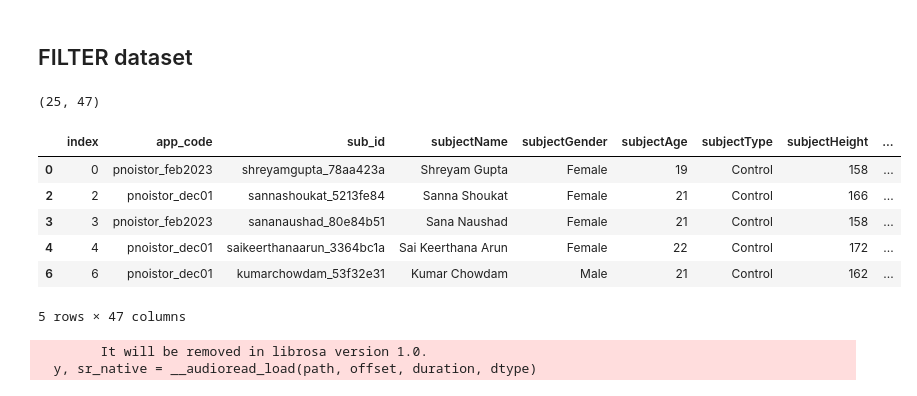
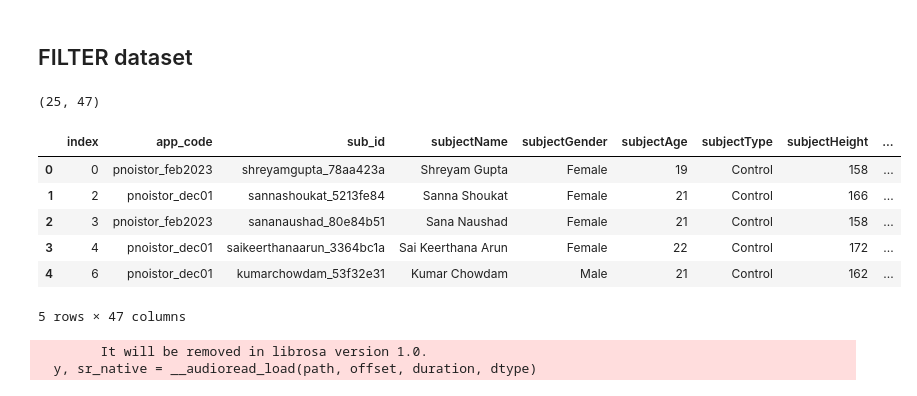
Before and after one commit to vaguebrownfox01/pnoi-corpus_ETL, a Jupyter notebook: SCRIPTS/pnoi-experiments/0-data_prep.ipynb, the cells around one changed output. Cells and saved outputs as stored; diff of their text form; code cells hidden in the pictures.

```diff
--- a/SCRIPTS/pnoi-experiments/0-data_prep.ipynb
+++ b/SCRIPTS/pnoi-experiments/0-data_prep.ipynb
@@ -31,37 +31,38 @@ class DataFilter:
     PNOI_FILT_DF: pd.DataFrame
 
     def __init__(self, muster_csv_path: str) -> None:
         pnoi_corpus_DF = pd.read_csv(muster_csv_path)
         pnoi_corpus_DF.columns = pnoi_corpus_DF.columns.str.replace("--file_path", "")
 
         self.PNOI_MUSTER_DF: pd.DataFrame = pnoi_corpus_DF
 
         self.PNOI_FILT_DF: pd.DataFrame = self.filter_df()
 
     def filter_df(self):
         # BREATH AUDIO (BA) Columns
         col_str_match = r"anot--LBA_before|anot--VBA_before" # match string
         ba_cols = self.PNOI_MUSTER_DF.columns[self.PNOI_MUSTER_DF.columns.str.contains(col_str_match)] # get columns that match string
         filts = [self.PNOI_MUSTER_DF[col] != self.EMPTY_VAL for col in ba_cols] # filters for non-empty values
         filt = functools.reduce(lambda p, c: p & c, filts) # combine filters
 
         pnoi_corpus_filt_DF = self.PNOI_MUSTER_DF[filt] # apply filter
+        pnoi_corpus_filt_DF = pnoi_corpus_filt_DF.reset_index(drop=True) # reset index
         pnoi_corpus_filt_DF.to_csv(f"{REPORTS}/{self.FILTER_DATA_CSV_FNAME}") # save filtered dataframe to csv
         print(pnoi_corpus_filt_DF.shape)
 
         return pnoi_corpus_filt_DF
 
 pnoidata_filter = DataFilter(PNOI_CORPUS_CSV_PATH)
 
 pnoidata_filter.PNOI_FILT_DF.head()
 # %% [output]
 (25, 47)
 |  | index | app_code | sub_id | subjectName | subjectGender | subjectAge | subjectType | subjectHeight | ... |
 | 0 | 0 | pnoistor_feb2023 | shreyamgupta_78aa423a | Shreyam Gupta | Female | 19 | Control | 158 | ... |
-| 2 | 2 | pnoistor_dec01 | sannashoukat_5213fe84 | Sanna Shoukat | Female | 21 | Control | 166 | ... |
-| 3 | 3 | pnoistor_feb2023 | sananaushad_80e84b51 | Sana Naushad | Female | 21 | Control | 158 | ... |
-| 4 | 4 | pnoistor_dec01 | saikeerthanaarun_3364bc1a | Sai Keerthana Arun | Female | 22 | Control | 172 | ... |
-| 6 | 6 | pnoistor_dec01 | kumarchowdam_53f32e31 | Kumar Chowdam | Male | 21 | Control | 162 | ... |
+| 1 | 2 | pnoistor_dec01 | sannashoukat_5213fe84 | Sanna Shoukat | Female | 21 | Control | 166 | ... |
+| 2 | 3 | pnoistor_feb2023 | sananaushad_80e84b51 | Sana Naushad | Female | 21 | Control | 158 | ... |
+| 3 | 4 | pnoistor_dec01 | saikeerthanaarun_3364bc1a | Sai Keerthana Arun | Female | 22 | Control | 172 | ... |
+| 4 | 6 | pnoistor_dec01 | kumarchowdam_53f32e31 | Kumar Chowdam | Male | 21 | Control | 162 | ... |
 5 rows × 47 columns
 # %%
 import soundfile as sf
```
Also changed, not shown: parts of 10 cells of this notebook.
